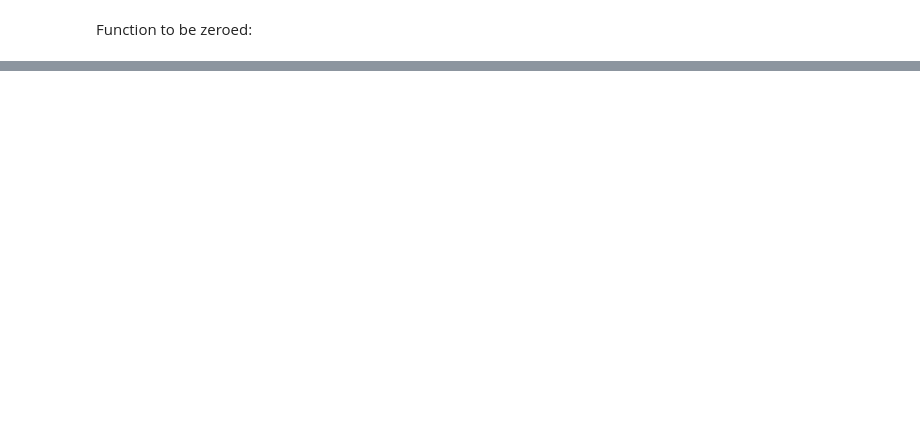
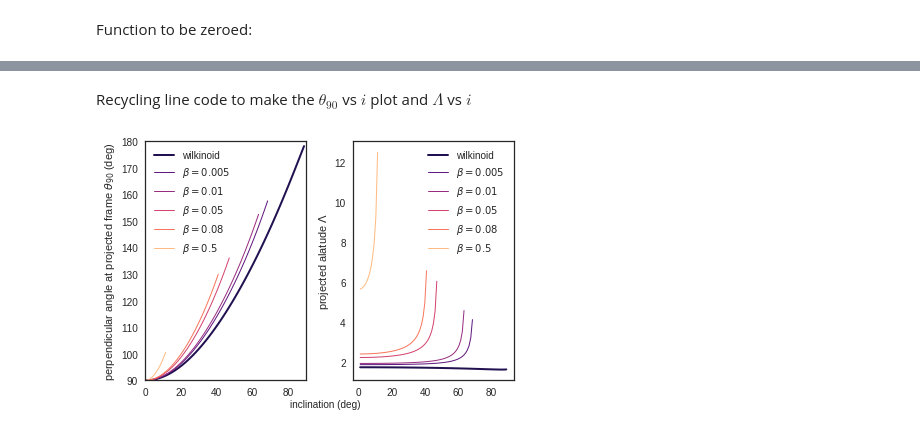
Before and after one commit to Lxndrs/Thesis, a Jupyter notebook: Picture Maker II.ipynb, the cells around one changed output, grey strips where cells are left out. Cells and saved outputs as stored; diff of their text form; code cells hidden in the pictures; blank space fills up the shorter version.

```diff
--- a/Picture Maker II.ipynb
+++ b/Picture Maker II.ipynb
@@ -506,0 +520,56 @@ def f_proj_t90(t, w, i):
+# %% [markdown]
+Recycling line code to make the $\theta_{90}$ vs $i$ plot and $\Lambda$ vs $i$
+# %%
+f= plt.figure()
+ax1 = f.add_subplot(1, 2, 1, adjustable="box")
+ax2 = f.add_subplot(1, 2, 2, adjustable="box")
+for b, c in zip(beta, color):
+    if b == "wilkinoid":
+        R = wilkinoid(theta)
+        thinf = np.pi
+        lw = 2
+        label = "wilkinoid"
+    else:
+        cantoid = Shell(beta=b, innertype="isotropic")
+        R = cantoid.radius(theta)
+        R0 = R[0]
+        thinf = fsolve(_finfCRW, np.radians(91.0), args=(b))
+        lw = 1
+        label = r"$\beta = {}$"
+    R_int = interp1d(theta, R) # interpolation to have a proper function R(\theta)
+    # find maximum inclination where the tangent line exists
+    imax = thinf - 0.5*np.pi
+    # set array size such that the step is the same in all cases
+    step = np.radians(1.0) # 1 degree is good to make the brentq method work for all beta values
+    narray = imax/step
+    inc_arr = np.linspace(0.0, imax, narray, endpoint=False)
+    t0_arr = []
+    t90_arr = []
+    w = np.gradient(np.log(R))/np.gradient(theta)
+    for i in inc_arr:
+        f_int_t0 = interp1d(theta, f_proj_t0(theta, w, np.degrees(i)))
+        f_int_t90 = interp1d(theta, f_proj_t90(theta, w, np.degrees(i)))
+        t90 = brentq(f_int_t90, step, thinf-step)
+        if i == 0.0:
+            t0 = 0.0
+        else:
+            t0 = brentq(f_int_t0, step, thinf-step)
+        t0_arr.append(t0)
+        t90_arr.append(t90)
+    sin_phi_t90 = 1./(np.tan(inc_arr)*np.tan(np.array(t90_arr)))
+    ax1.plot(np.degrees(inc_arr), np.degrees(t90_arr), label=label.format(b), c=c, lw=lw)
+    R0p = R_int(np.array(t0_arr))*np.cos(np.array(t0_arr)-inc_arr)
+    R90p = R_int(np.array(t90_arr))*np.sin(np.array(t90_arr))*np.sqrt(1-sin_phi_t90**2)
+    Lambda = R90p/R0p
+    ax2.plot(np.degrees(inc_arr), Lambda, label=label.format(b), c=c, lw=lw)
+ax1.legend()
+ax2.legend()
+f.text(0.54, 0.005, "inclination (deg)", ha='center')
+ax1.set_ylabel(r"perpendicular angle at projected frame $\theta_{90}$ (deg)")
+ax2.set_ylabel(r"projected alatude $\Lambda$")
+ax1.set_xlim(0, 90.0)
+ax1.set_ylim(90, 180.0)
+f.tight_layout()
+f.savefig("./Figures/cantoid-th90-vs-i.pdf")
+# %% [output]
+[figure, added]
```
Also changed, not shown: parts of 18 cells of this notebook, 8 other files.
